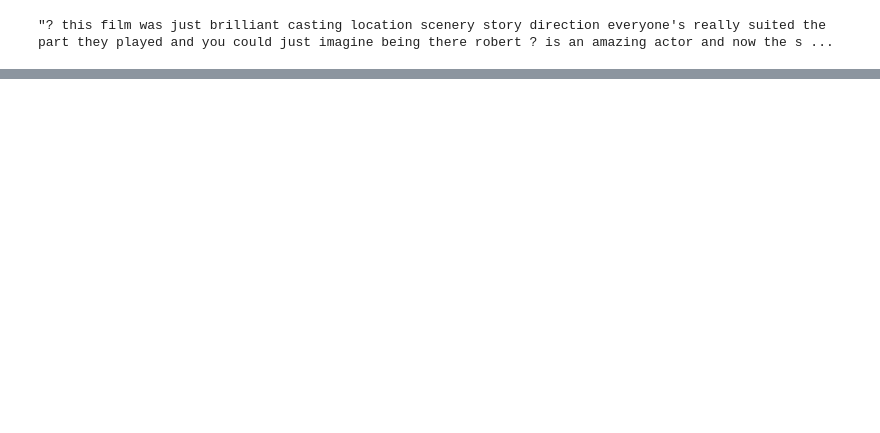
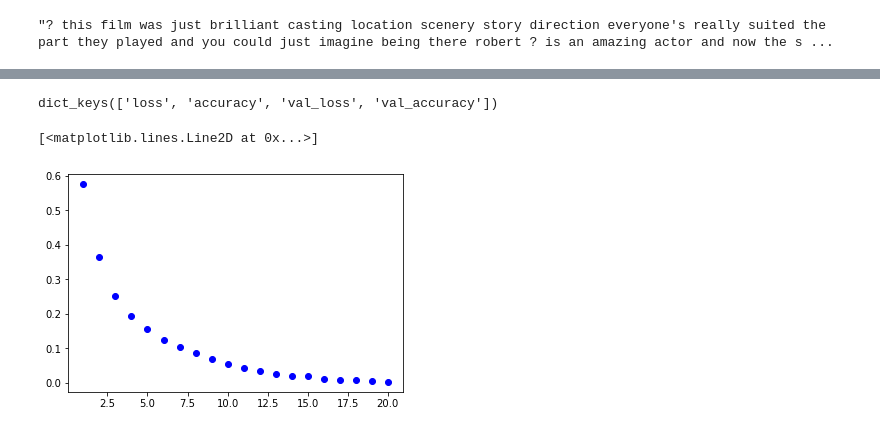
Before and after one commit to jeremytchang/aiml-learning, a Jupyter notebook: 3.4.ipynb, the cells around one changed output, grey strips where cells are left out. Cells and saved outputs as stored; diff of their text form; code cells hidden in the pictures; blank space fills up the shorter version.

```diff
--- a/3.4.ipynb
+++ b/3.4.ipynb
@@ -66,0 +82,6 @@ y_test = np.asarray(test_labels).astype('float32')
+# %%
+history = model.fit(partial_x_train,
+partial_y_train,
+epochs=20,
+batch_size=512,
+validation_data=(x_val, y_val))
@@ -66,0 +108,6 @@ y_test = np.asarray(test_labels).astype('float32')
+# %%
+ history_dict = history.history
+# %%
+history_dict.keys()
+# %% [output]
+dict_keys(['loss', 'accuracy', 'val_loss', 'val_accuracy'])
@@ -66,0 +116,10 @@ y_test = np.asarray(test_labels).astype('float32')
+# %%
+loss_values = history_dict['loss']
+val_loss_values = history_dict['val_loss']
+# %%
+epochs = range(1, len(loss_values) + 1)
+# %%
+plt.plot(epochs, loss_values, 'bo', label='Training loss')
+# %% [output]
+[<matplotlib.lines.Line2D at 0x...>]
+[figure, added]
```
Also changed, not shown: parts of 32 cells of this notebook, 1 other file.
